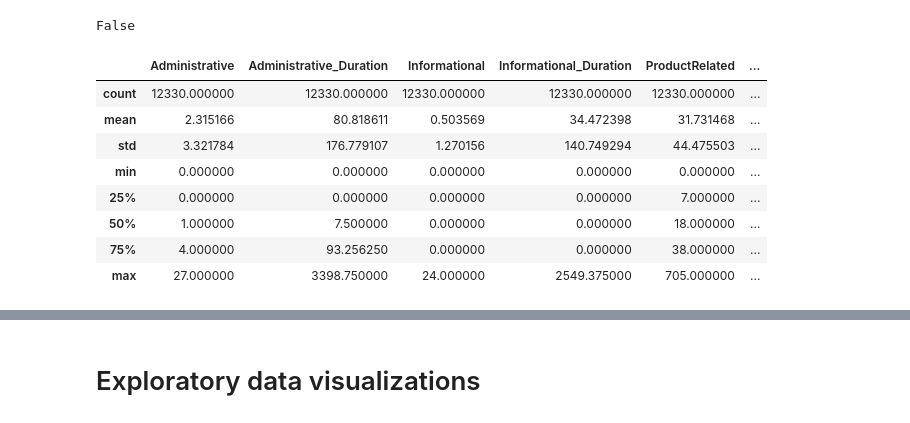
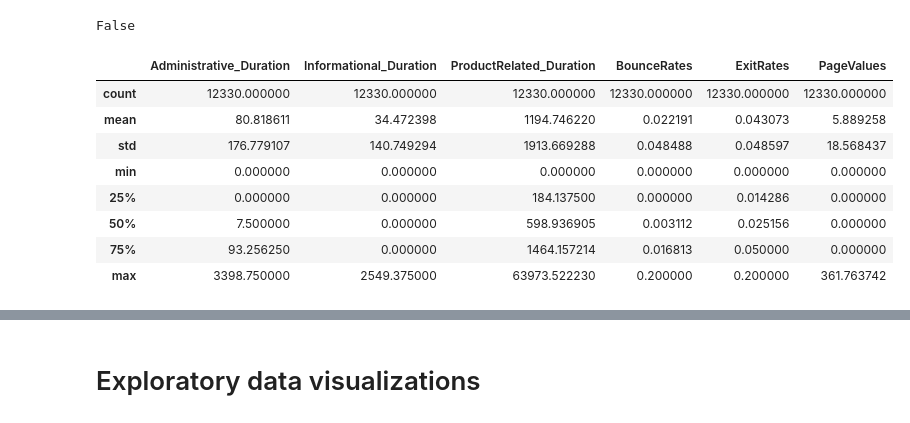
Before and after one commit to hmnguyen1067/E-Commerce-Revenue-Prediction, a Jupyter notebook: notebook.ipynb, the cells around one changed output, grey strips where cells are left out. Cells and saved outputs as stored; diff of their text form; code cells hidden in the pictures.

```diff
--- a/notebook.ipynb
+++ b/notebook.ipynb
@@ -40,14 +46,15 @@ fullData.isnull().values.any()
 # %% [output]
 False
 # %%
-fullData.describe()
+# Full data numerical variables description
+fullData[num].describe()
 # %% [output]
-|  | Administrative | Administrative_Duration | Informational | Informational_Duration | ProductRelated | ... |
-| count | 12330.000000 | 12330.000000 | 12330.000000 | 12330.000000 | 12330.000000 | ... |
-| mean | 2.315166 | 80.818611 | 0.503569 | 34.472398 | 31.731468 | ... |
-| std | 3.321784 | 176.779107 | 1.270156 | 140.749294 | 44.475503 | ... |
-| min | 0.000000 | 0.000000 | 0.000000 | 0.000000 | 0.000000 | ... |
-| 25% | 0.000000 | 0.000000 | 0.000000 | 0.000000 | 7.000000 | ... |
-| 50% | 1.000000 | 7.500000 | 0.000000 | 0.000000 | 18.000000 | ... |
-| 75% | 4.000000 | 93.256250 | 0.000000 | 0.000000 | 38.000000 | ... |
-| max | 27.000000 | 3398.750000 | 24.000000 | 2549.375000 | 705.000000 | ... |
+|  | Administrative_Duration | Informational_Duration | ProductRelated_Duration | BounceRates | ExitRates | PageValues |
+| count | 12330.000000 | 12330.000000 | 12330.000000 | 12330.000000 | 12330.000000 | 12330.000000 |
+| mean | 80.818611 | 34.472398 | 1194.746220 | 0.022191 | 0.043073 | 5.889258 |
+| std | 176.779107 | 140.749294 | 1913.669288 | 0.048488 | 0.048597 | 18.568437 |
+| min | 0.000000 | 0.000000 | 0.000000 | 0.000000 | 0.000000 | 0.000000 |
+| 25% | 0.000000 | 0.000000 | 184.137500 | 0.000000 | 0.014286 | 0.000000 |
+| 50% | 7.500000 | 0.000000 | 598.936905 | 0.003112 | 0.025156 | 0.000000 |
+| 75% | 93.256250 | 0.000000 | 1464.157214 | 0.016813 | 0.050000 | 0.000000 |
+| max | 3398.750000 | 2549.375000 | 63973.522230 | 0.200000 | 0.200000 | 361.763742 |
```
Also changed, not shown: parts of 32 cells of this notebook.
